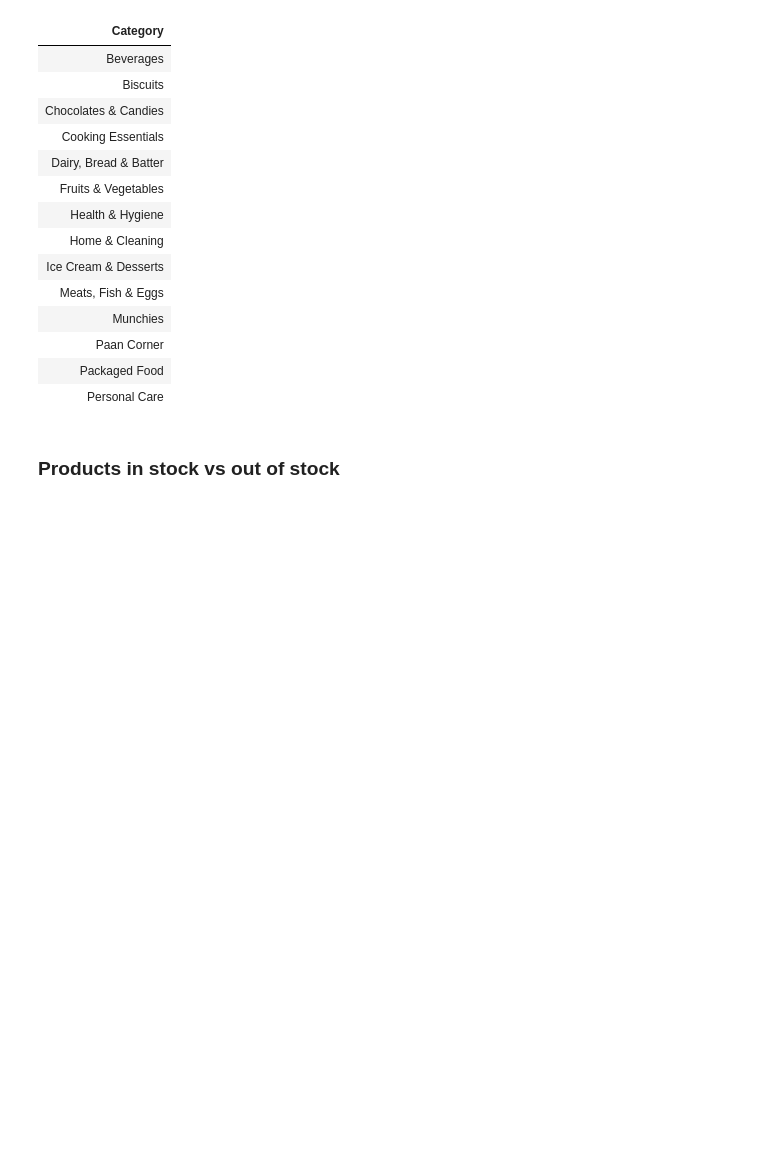
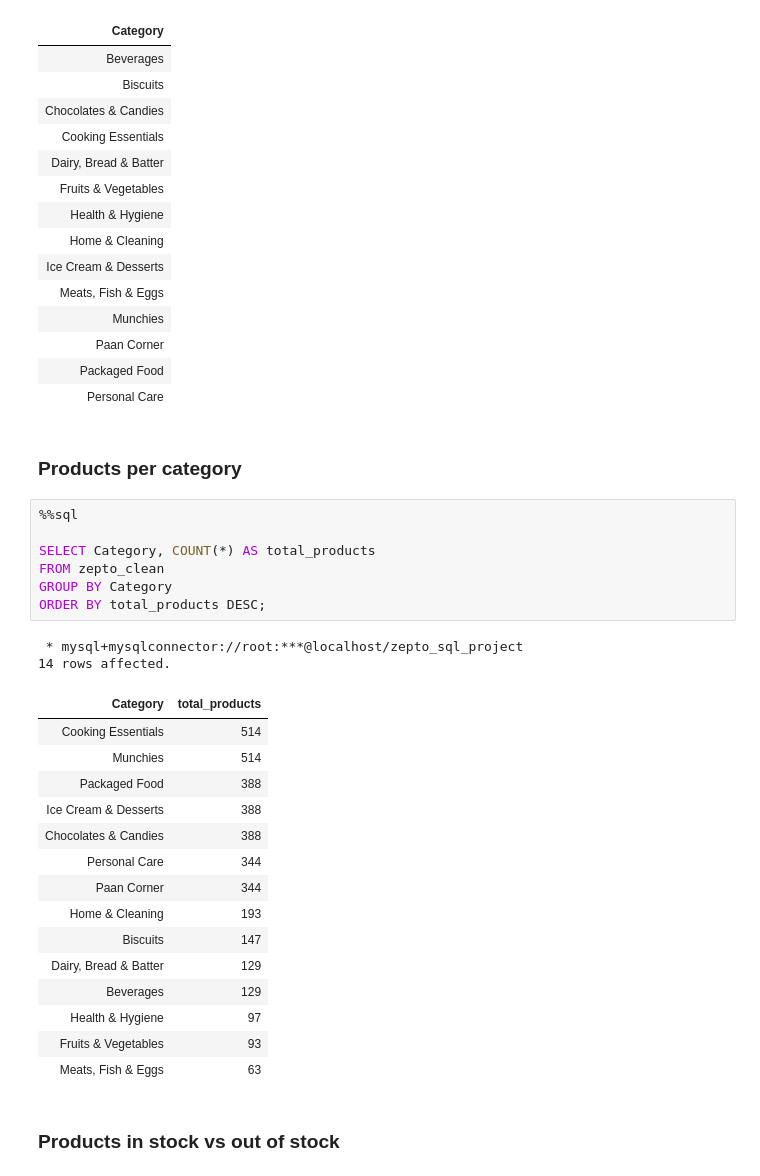
Before and after one commit to S8naK/E-Commerce-Inventory-Analysis, a Jupyter notebook: zepto_inventory_analysis.ipynb, the cells around one changed output. Cells and saved outputs as stored; diff of their text form; blank space fills up the shorter version.

```diff
--- a/zepto_inventory_analysis.ipynb
+++ b/zepto_inventory_analysis.ipynb
@@ -152,6 +152,33 @@ ORDER BY Category;
 | Paan Corner |
 | Packaged Food |
 | Personal Care |
+# %% [markdown]
+###  Products per category
+# %%
+%%sql
+
+SELECT Category, COUNT(*) AS total_products
+FROM zepto_clean
+GROUP BY Category
+ORDER BY total_products DESC;
+# %% [output]
+ * mysql+mysqlconnector://root:***@localhost/zepto_sql_project
+14 rows affected.
+| Category | total_products |
+| Cooking Essentials | 514 |
+| Munchies | 514 |
+| Packaged Food | 388 |
+| Ice Cream & Desserts | 388 |
+| Chocolates & Candies | 388 |
+| Personal Care | 344 |
+| Paan Corner | 344 |
+| Home & Cleaning | 193 |
+| Biscuits | 147 |
+| Dairy, Bread & Batter | 129 |
+| Beverages | 129 |
+| Health & Hygiene | 97 |
+| Fruits & Vegetables | 93 |
+| Meats, Fish & Eggs | 63 |
 # %% [markdown]
 ### Products in stock vs out of stock
 # %%
```
Also changed, not shown: parts of 8 cells of this notebook, 1 other file.
